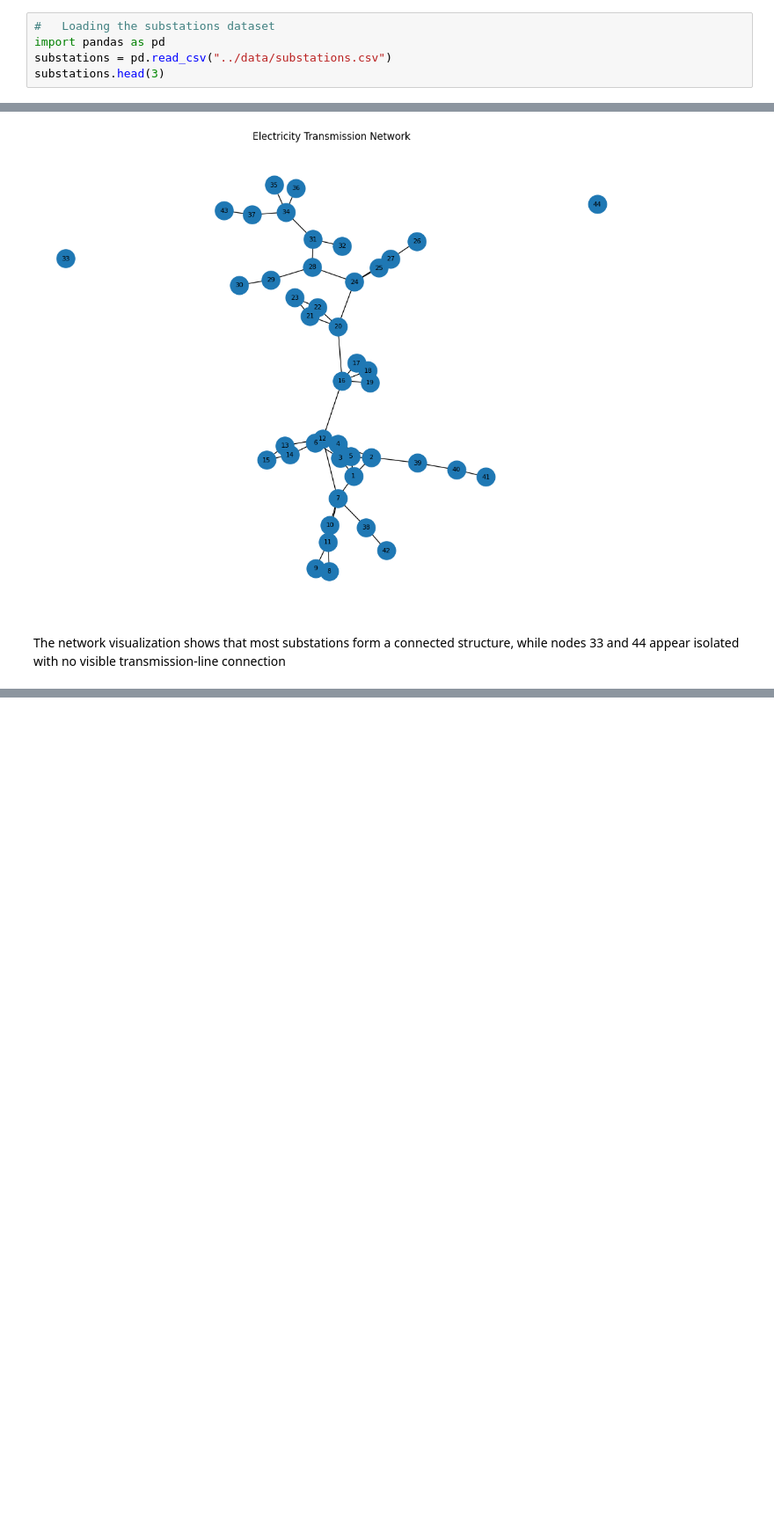
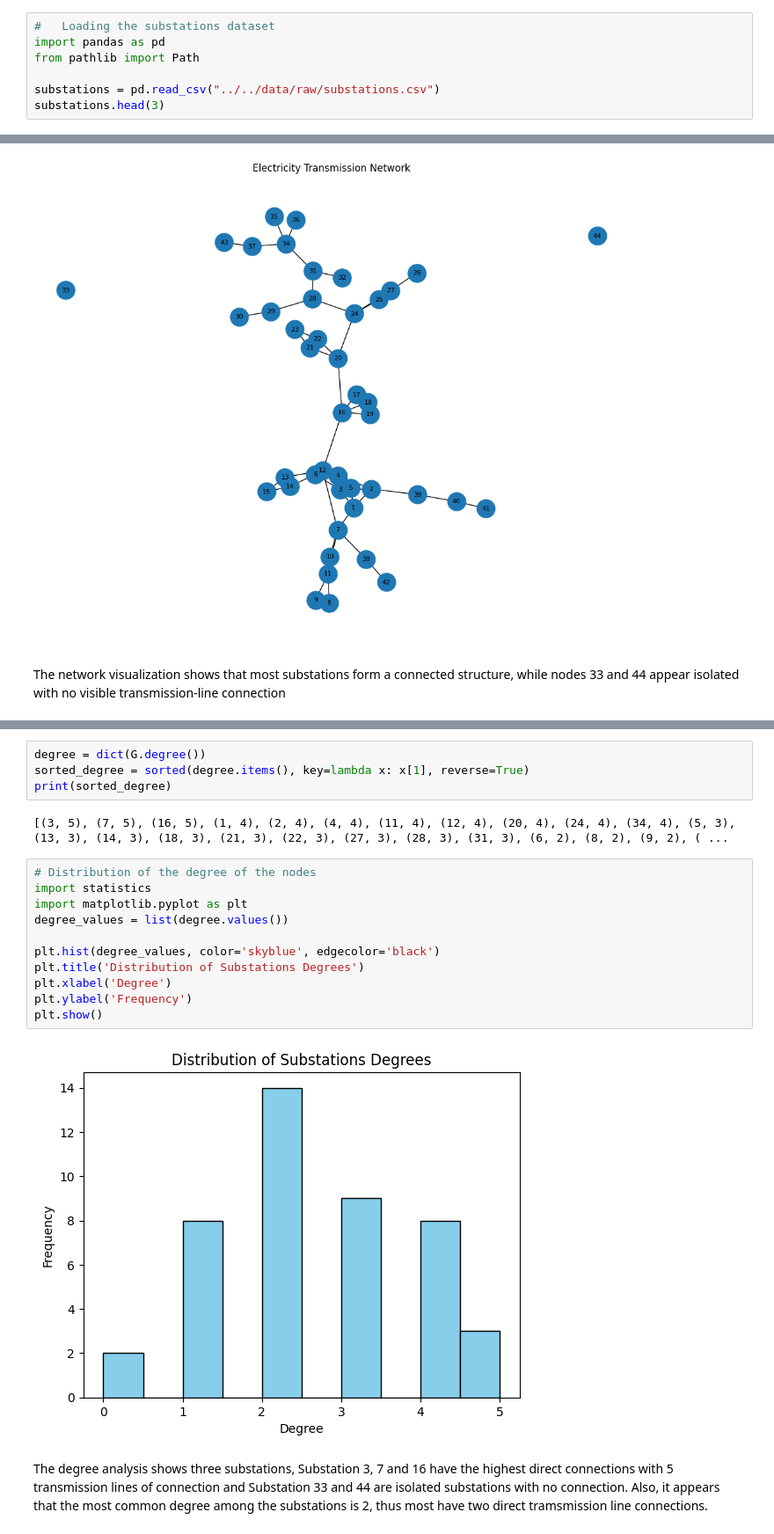
Before and after one commit to Josephgavor100/Integrated-Systems-Project, a Jupyter notebook: grid_analysis/notebooks/network_graph.ipynb, the cells around one changed output, grey strips where cells are left out. Shown at 88% size. Cells and saved outputs as stored; diff of their text form; blank space fills up the shorter version.

Commit message:
Modified data engineering

```diff
--- a/grid_analysis/notebooks/network_graph.ipynb
+++ b/grid_analysis/notebooks/network_graph.ipynb
@@ -36,7 +34,9 @@ print(G.number_of_edges())
 # %%
 #   Loading the substations dataset
 import pandas as pd
-substations = pd.read_csv("../data/substations.csv")
+from pathlib import Path
+
+substations = pd.read_csv("../../data/raw/substations.csv")
 substations.head(3)
 # %% [output]
 |  | Substation ID | Name | Short Name | Region | Country | Latitude | Longitude | Voltage (kV) | ... |
@@ -155,0 +161,21 @@ The network visualization shows that most substations form a connected structure
+# %%
+degree = dict(G.degree())
+sorted_degree = sorted(degree.items(), key=lambda x: x[1], reverse=True)
+print(sorted_degree)
+# %% [output]
+[(3, 5), (7, 5), (16, 5), (1, 4), (2, 4), (4, 4), (11, 4), (12, 4), (20, 4), (24, 4), (34, 4), (5, 3), (13, 3), (14, 3), (18, 3), (21, 3), (22, 3), (27, 3), (28, 3), (31, 3), (6, 2), (8, 2), (9, 2), ( ...
+# %%
+# Distribution of the degree of the nodes
+import statistics
+import matplotlib.pyplot as plt
+degree_values = list(degree.values())
+
+plt.hist(degree_values, color='skyblue', edgecolor='black')
+plt.title('Distribution of Substations Degrees')
+plt.xlabel('Degree')
+plt.ylabel('Frequency')
+plt.show()
+# %% [output]
+[figure, added]
+# %% [markdown]
+The degree analysis shows three substations, Substation 3, 7 and 16 have the highest direct connections with 5 transmission lines of connection and Substation 33 and 44 are isolated substations with no connection. Also, it appears that the most common degree among the substations is 2, thus most have two direct tramsmission line connections.
```
Also changed, not shown: parts of 4 cells of this notebook, 2 other files.
